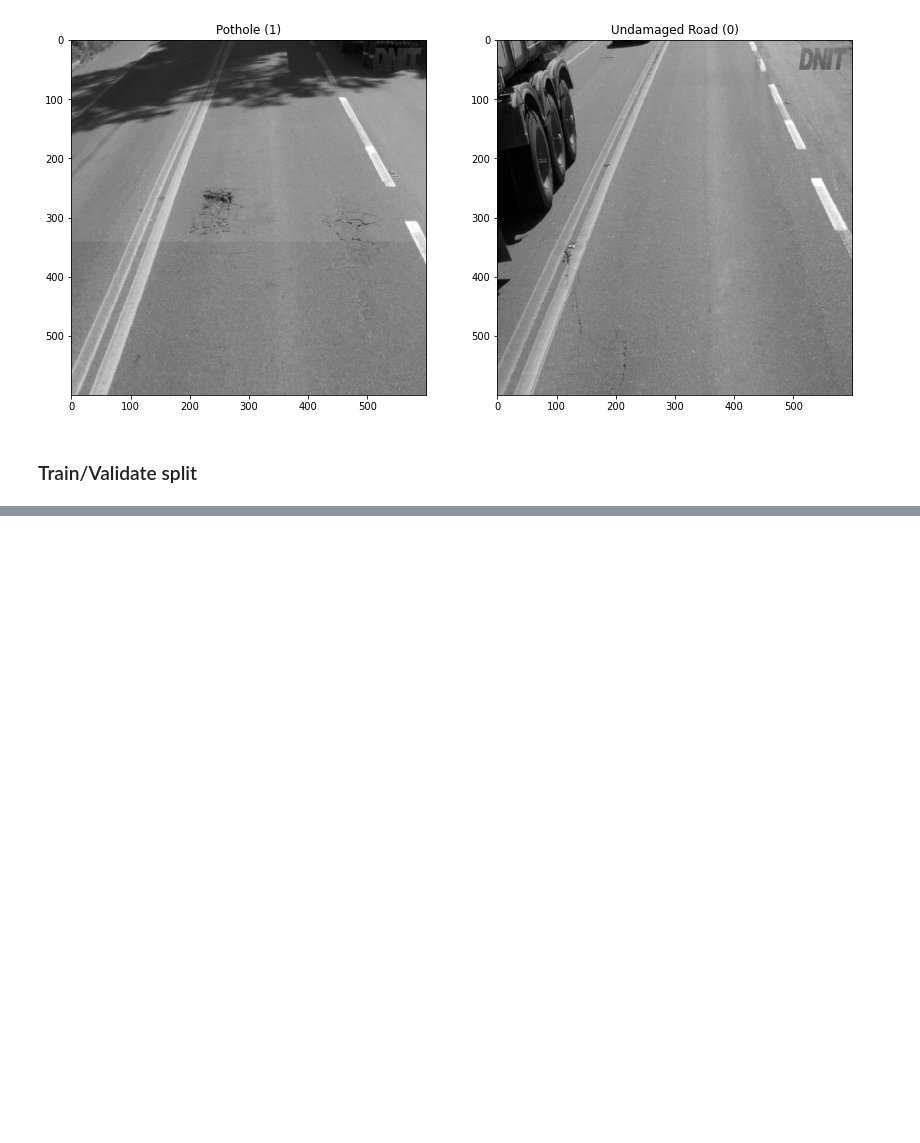
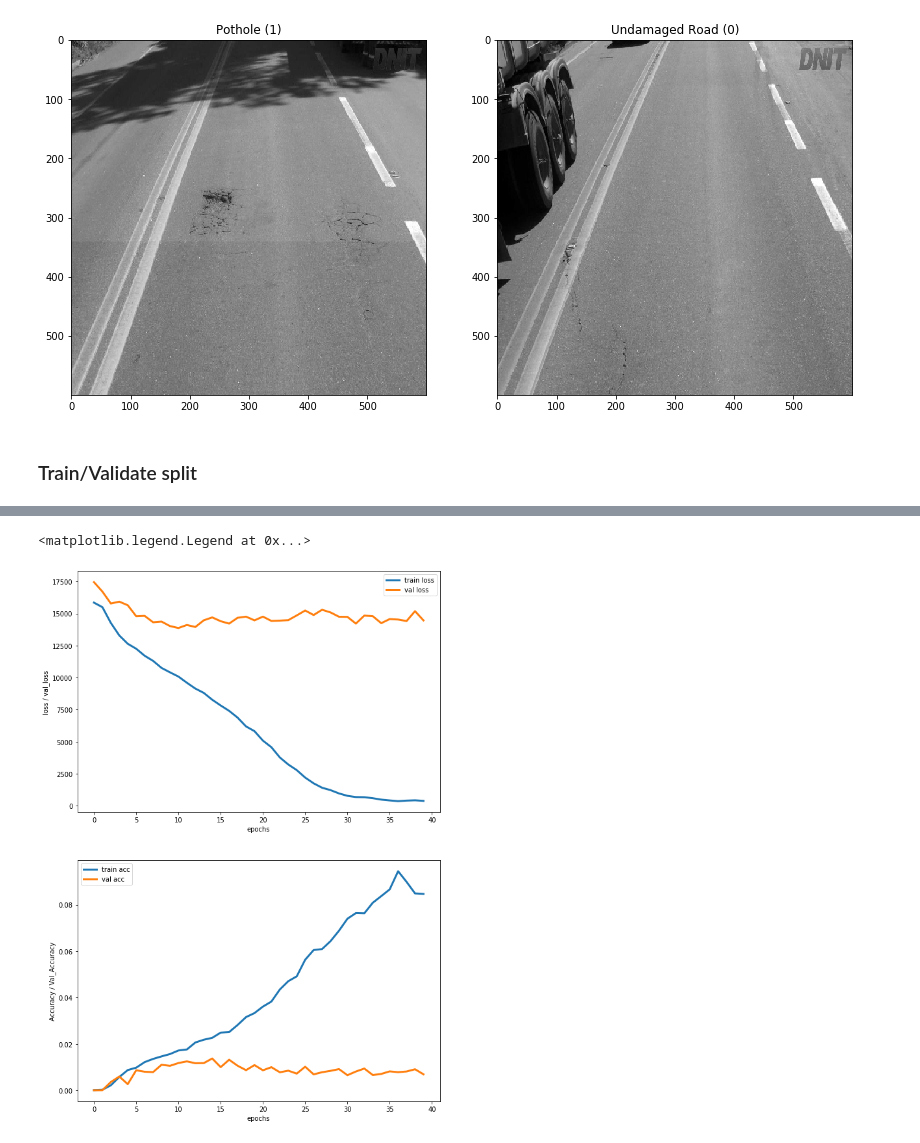
Before and after one commit to T-DEV16/ML-Group-Project-8, a Jupyter notebook: PotholeDetection.ipynb, the cells around one changed output, grey strips where cells are left out. Cells and saved outputs as stored; diff of their text form; code cells hidden in the pictures; blank space fills up the shorter version.

```diff
--- a/PotholeDetection.ipynb
+++ b/PotholeDetection.ipynb
@@ -225,0 +235,12 @@ array(['(0, 0, 0, 0)', '(205, 279, 25, 27)', '(0, 0, 0, 0)', ...,
+# %%
+# Train/Valitate split
+imgs = []
+for path in potholes['img_path']:
+    p = "drive/MyDrive/" + path
+    img = keras.preprocessing.image.load_img(p, color_mode = 'grayscale', target_size = (600, 600))
+    img = keras.preprocessing.image.img_to_array(img)
+    img = img/255
+    imgs.append(img)
+X = np.array(imgs)
+y = np.array(potholes[["xmin", "ymin", "xmax", "ymax", "pothole"]].values.tolist())
+X_train, X_test, y_train, y_test = train_test_split(X,y, test_size=0.2)
@@ -225,0 +344,25 @@ array(['(0, 0, 0, 0)', '(205, 279, 25, 27)', '(0, 0, 0, 0)', ...,
+# %%
+loss = history.history['loss']
+val_loss = history.history['val_loss']
+
+acc = history.history['iou_metric']
+val_acc = history.history['val_iou_metric']
+
+
+plt.figure(figsize=(10,15))
+plt.subplot(2,1,1)
+plt.plot(loss , linewidth=3 ,label='train loss')
+plt.plot(val_loss , linewidth=3, label='val loss')
+plt.xlabel('epochs')
+plt.ylabel('loss / val_loss')
+plt.legend()
+
+plt.subplot(2,1,2)
+plt.plot(acc , linewidth=3 ,label='train acc')
+plt.plot(val_acc , linewidth=3, label='val acc')
+plt.xlabel('epochs')
+plt.ylabel('Accuracy / Val_Accuracy')
+plt.legend()
+# %% [output]
+<matplotlib.legend.Legend at 0x...>
+[figure, added]
```
Also changed, not shown: parts of 21 cells of this notebook.
